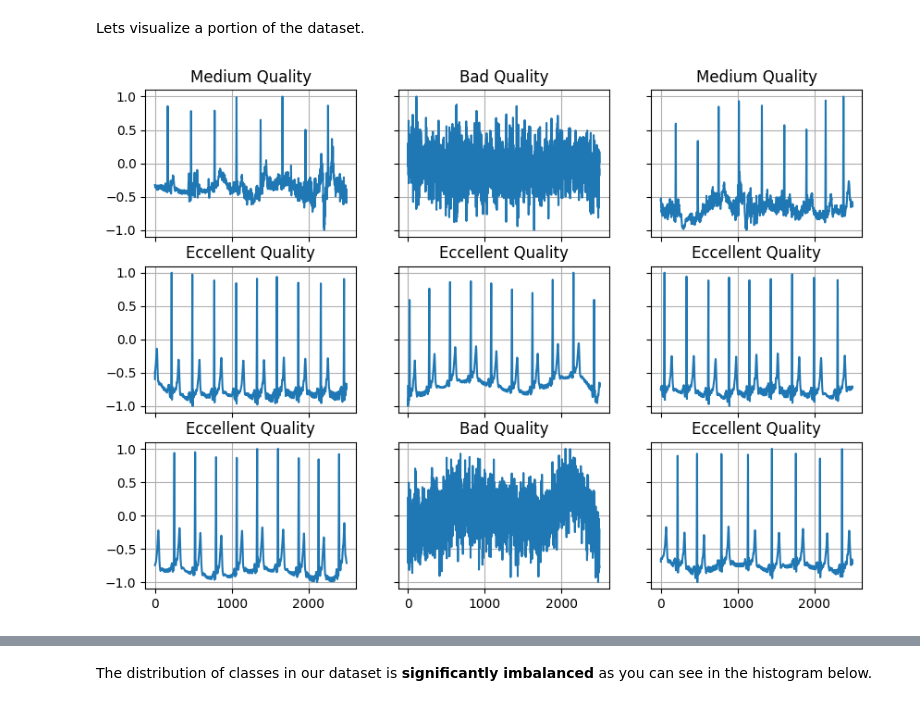
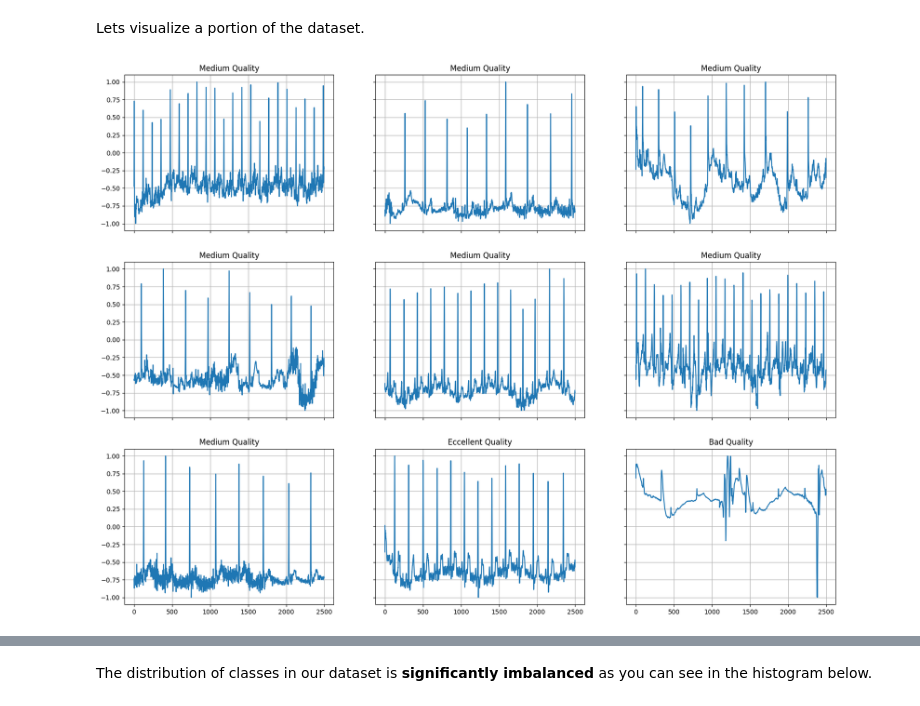
Before and after one commit to MatteoMarcoM/Progetto_AIA, a Jupyter notebook: model.ipynb, the cells around one changed output, grey strips where cells are left out. Cells and saved outputs as stored; diff of their text form; code cells hidden in the pictures.

```diff
--- a/model.ipynb
+++ b/model.ipynb
@@ -161,33 +161,38 @@ df
 # %% [markdown]
 Lets visualize a portion of the dataset.
 # %%
-# numbers to class mapping
-labels_map ={1 : 'Eccellent Quality', 2 : 'Medium Quality', 3 : 'Bad Quality', 0 : 'Not annotated'}
+def plot_sample_data(df, labels_map, rows=3, cols=3):
+    # Plot some data.
+    #rows, cols = 3, 3
+    fig, ax = plt.subplots(rows, cols, figsize=(20, 15), sharex=True, sharey=True)
 
-# Plot some data.
-rows, cols = 3, 3
-fig, ax = plt.subplots(rows, cols, figsize=(10, 7), sharex=True, sharey=True)
+    for r in range(rows):
 
-for r in range(rows):
+        for c in range(cols):
+            # pandas.DataFrame.sample return a random sample of items from an axis of object
+            rnd_sample = df.sample(1) # prendo una riga random (1 serie temporale)
+            values = rnd_sample.values.flatten()
+            # l'ultimo elemento contiene il numero corrispondente alla label vera
+            y = labels_map[values[-1]]
+            # escludo dal plot la label (ultimo elem)
+            x = values[:-1]
+            ax[r, c].plot(x)
+            ax[r, c].set_title(y)
 
-    for c in range(cols):
-        # pandas.DataFrame.sample return a random sample of items from an axis of object
-        rnd_sample = df.sample(1) # prendo una riga random (1 serie temporale)
-        values = rnd_sample.values.flatten()
-        # l'ultimo elemento contiene il numero corrispondente alla label vera
-        y = labels_map[values[-1]]
-        # escludo dal plot la label (ultimo elem)
-        x = values[:-1]
-        ax[r, c].plot(x)
-        ax[r, c].set_title(y)
+    # add grids
+    for a in ax.flat:
+        a.grid(True)
 
-# add grids
-for a in ax.flat:
-    a.grid(True)
-
-plt.show()
+    plt.savefig('/content/dataset_overview.png')
+    plt.show()
-# %% [output]
-[figure, removed]
+# %%
+# numbers to class mapping
+labels_map = {1 : 'Eccellent Quality', 2 : 'Medium Quality', 3 : 'Bad Quality', 0 : 'Not annotated'}
+
+# plot some samples from dataset
+plot_sample_data(df, labels_map)
+# %% [output]
+[figure, added]
 # %%
 # random split df into train, test and validation set -> 70 : 20 : 10 %
 
```
Also changed, not shown: parts of 13 cells of this notebook.
